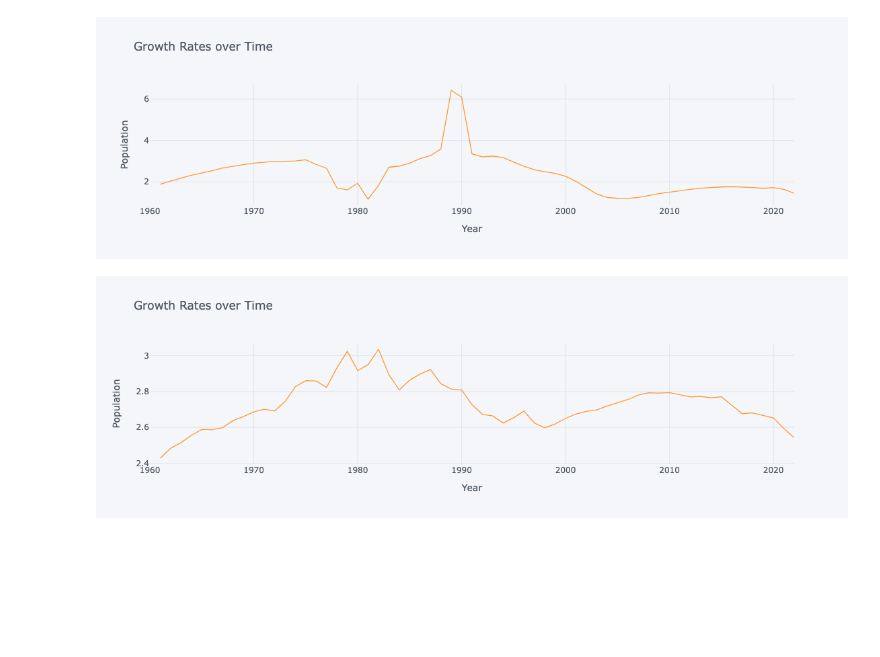
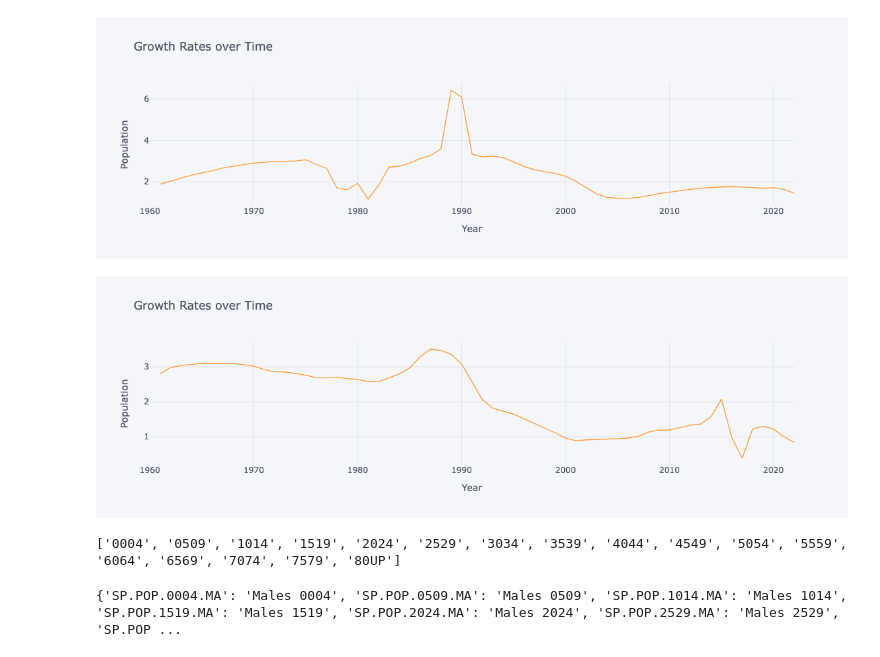
Before and after one commit to Chris-Nicholas-collaborators/EEP153_team_Malthus, a Jupyter notebook: Project1/project1.ipynb, the cells around one changed output. Saved outputs shown, nothing was run; the diff lists cells and outputs as text; code cells hidden in the pictures; blank space fills up the shorter version.

```diff
--- a/Project1/project1.ipynb
+++ b/Project1/project1.ipynb
@@ -108,7 +128,37 @@ nambia_df.iplot(title="Growth Rates over Time",xTitle='Year',yTitle='Population'
 # %% [output]
 [figure]
 # %%
-south_africa_df = get_population_df("SSF")
+south_africa_df = get_population_df("ZAF")
 south_africa_df.iplot(title="Growth Rates over Time",xTitle='Year',yTitle='Population')
 # %% [output]
-[figure, old version]
+[figure, new version]
+# %%
+# Data from WDI on age-sex comes in the forms of variables
+# which take the form "SP.POP.LLHH.MA" for males
+# and "SP.POP.LLHH.FE" for females, where LL is the *low* end of
+# age range, like "05" for 5-yo, and HH is the *high* end.
+
+# We construct a list of age-ranges.
+
+# Start with an empty list of age-rages
+age_ranges = []
+
+# Ranges top out at 80, and go in five year increments
+for i in range(0,80,5):
+    age_ranges.append(f"{i:02d}"+f"{i+4:02d}")
+
+age_ranges.append("80UP")
+
+print(age_ranges)
+# %% [output]
+['0004', '0509', '1014', '1519', '2024', '2529', '3034', '3539', '4044', '4549', '5054', '5559', '6064', '6569', '7074', '7579', '80UP']
+# %%
+male_variables = {"SP.POP."+age_range+".MA":"Males "+age_range for age_range in age_ranges}
+female_variables = {"SP.POP."+age_range+".FE":"Females "+age_range for age_range in age_ranges}
+
+variables = male_variables
+variables.update(female_variables)
+
+print(variables)
+# %% [output]
+{'SP.POP.0004.MA': 'Males 0004', 'SP.POP.0509.MA': 'Males 0509', 'SP.POP.1014.MA': 'Males 1014', 'SP.POP.1519.MA': 'Males 1519', 'SP.POP.2024.MA': 'Males 2024', 'SP.POP.2529.MA': 'Males 2529', 'SP.POP ...
```
Also changed, not shown: parts of 6 cells of this notebook.
